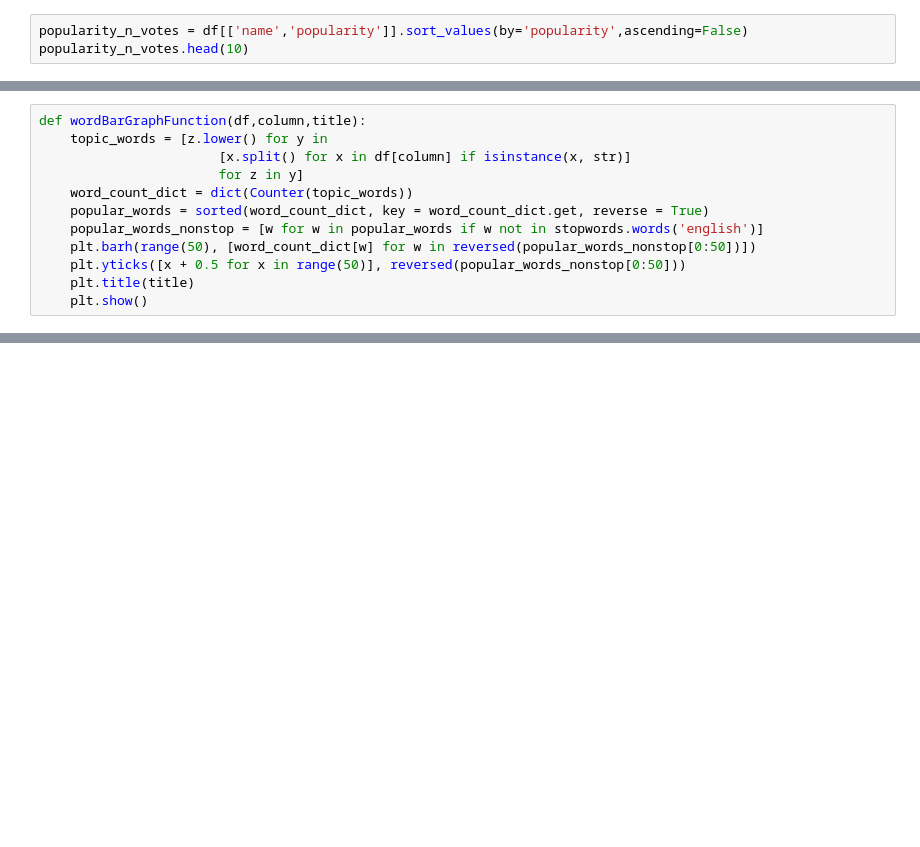
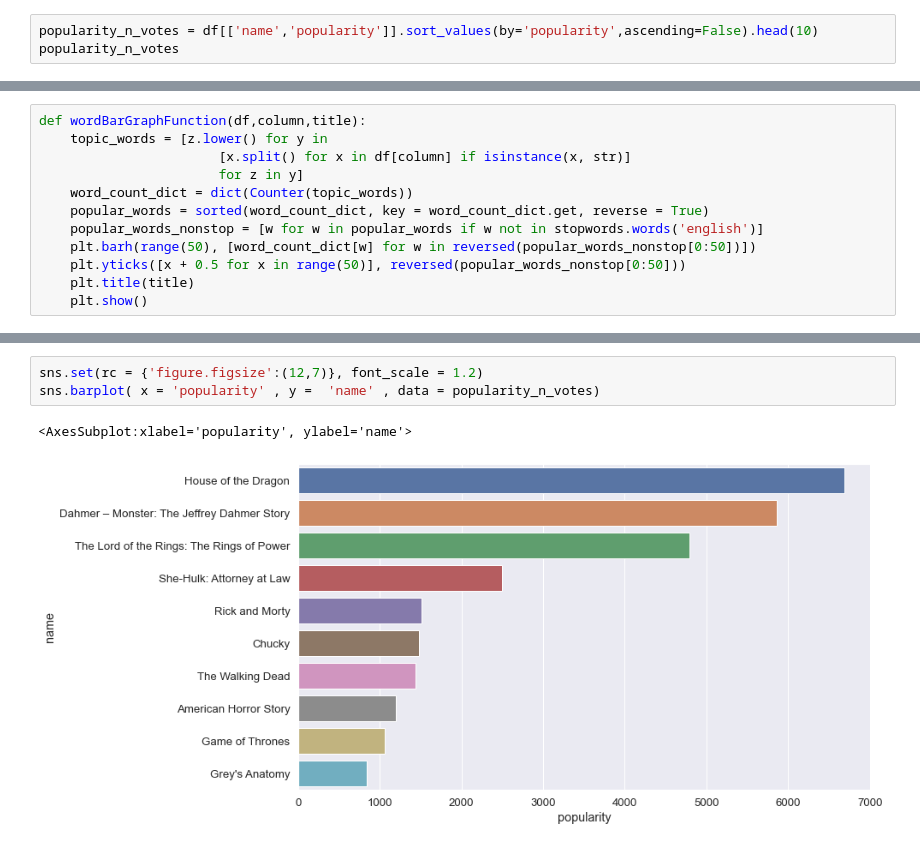
Before and after one commit to ericleo8/Netflix-Analysis, a Jupyter notebook: NetflixAnalysis.ipynb, the cells around one changed output, grey strips where cells are left out. Cells and saved outputs as stored; diff of their text form; blank space fills up the shorter version.

```diff
--- a/NetflixAnalysis.ipynb
+++ b/NetflixAnalysis.ipynb
@@ -171,8 +180,8 @@ plt.show()
 # %% [markdown]
 ### Popular Shows Based on Popularity
 # %%
-popularity_n_votes = df[['name','popularity']].sort_values(by='popularity',ascending=False)
-popularity_n_votes.head(10)
+popularity_n_votes = df[['name','popularity']].sort_values(by='popularity',ascending=False).head(10)
+popularity_n_votes
 # %% [output]
 |  | name | popularity |
 | 179 | House of the Dragon | 6684.611 |
@@ -279,0 +278,6 @@ shows_by_country
+# %%
+sns.set(rc = {'figure.figsize':(12,7)}, font_scale = 1.2)
+sns.barplot( x = 'popularity' , y =  'name' , data = popularity_n_votes)
+# %% [output]
+<AxesSubplot:xlabel='popularity', ylabel='name'>
+[figure, added]
```
Also changed, not shown: parts of 6 cells of this notebook.
